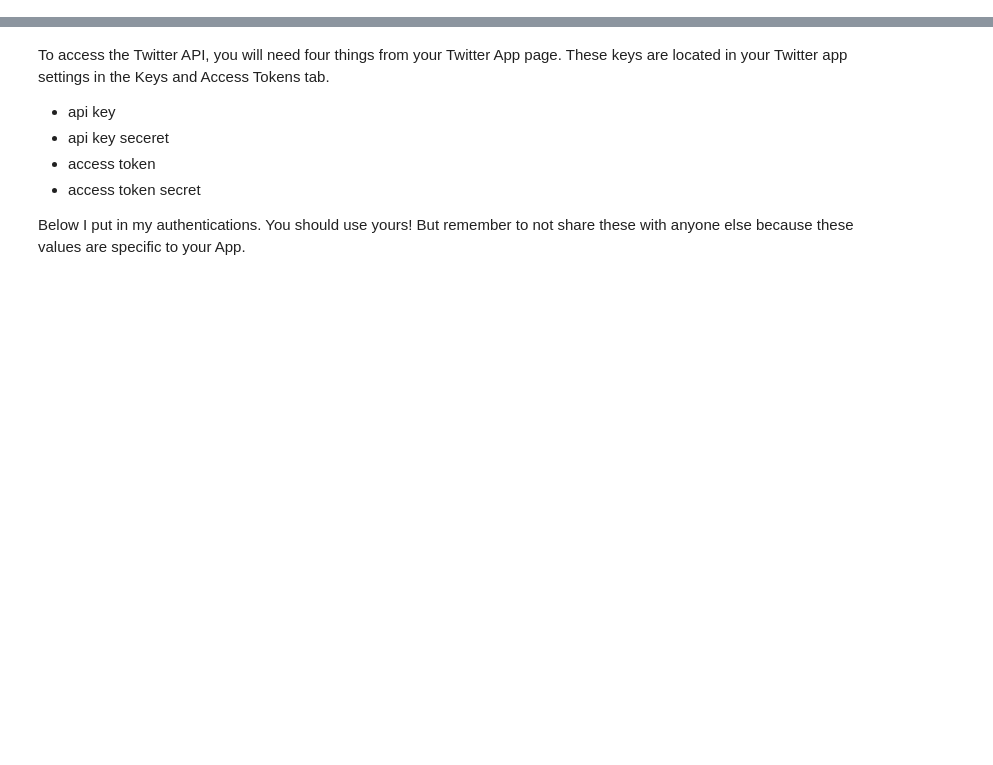
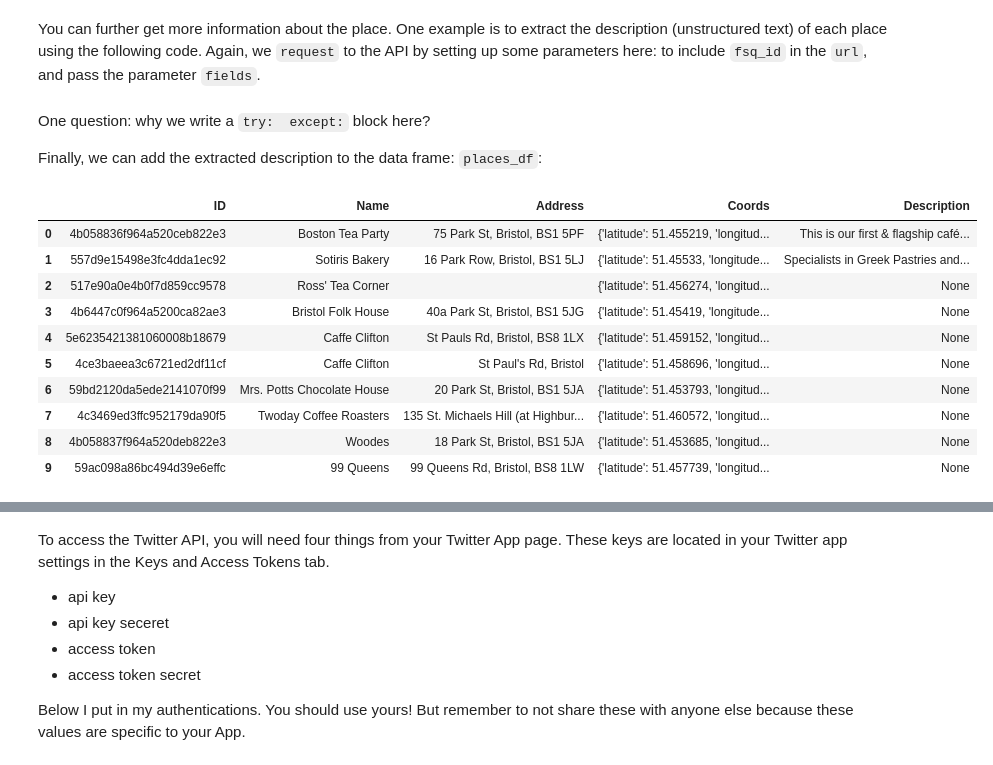
Before and after one commit to zhurui0509/GEOGM0068-git, a Jupyter notebook: _sources/labs/lab02.ipynb, the cells around one changed output, grey strips where cells are left out. Saved outputs shown, nothing was run; the diff lists cells and outputs as text; code cells hidden in the pictures; blank space fills up the shorter version.

```diff
--- a/_sources/labs/lab02.ipynb
+++ b/_sources/labs/lab02.ipynb
@@ -39,0 +50,4 @@ Once you have your Twitter app set-up, you are ready to access tweets in Python.
+# %%
+import json
+json_data = json.loads(response.text)
+json_data
@@ -39,0 +76,11 @@ Once you have your Twitter app set-up, you are ready to access tweets in Python.
+# %%
+places = []
+for place in json_data['results']:
+    fsq_id = place['fsq_id']
+    coords = place['geocodes']['main']
+    address = place['location']['formatted_address']
+    name = place['name']
+    places.append((fsq_id, name, address, coords))
+
+places_df = pd.DataFrame(places, columns =['ID', 'Name', 'Address', 'Coords'])
+places_df
@@ -39,0 +99,42 @@ Once you have your Twitter app set-up, you are ready to access tweets in Python.
+# %% [markdown]
+You can further get more information about the place. One example is to extract the description (unstructured text) of each place using the following code. Again, we `request` to the API by setting up some parameters here: to include `fsq_id` in the `url`, and pass the parameter `fields`.
+# %%
+description_list = []
+
+for index, row in places_df.iterrows():
+    fsq_id = row['ID']
+    url = "https://api.foursquare.com/v3/places/%s" % (fsq_id)
+    params ={
+        "fields":"description", # you can also get "tips"
+    }
+
+    headers = {
+        "accept": "application/json",
+        "Authorization": "fsq3o8iIO/yZccIR5QzSI1Jmz0RX3vJ2HXCkuJVDwk9o6rQ="
+    }
+
+    response = requests.request("GET", url, params=params, headers=headers)
+    description = json.loads(response.text)
+    try:
+        description_list.append(description['description'])
+    except:
+        description_list.append(None)
+# %% [markdown]
+One question: why we write a `try:  except:` block here?
+
+Finally, we can add the extracted description to the data frame: `places_df`:
+# %%
+places_df['Description']=description_list
+places_df
+# %% [output]
+|  | ID | Name | Address | Coords | Description |
+| 0 | 4b058836f964a520ceb822e3 | Boston Tea Party | 75 Park St, Bristol, BS1 5PF | {'latitude': 51.455219, 'longitud... | This is our first & flagship café... |
+| 1 | 557d9e15498e3fc4dda1ec92 | Sotiris Bakery | 16 Park Row, Bristol, BS1 5LJ | {'latitude': 51.45533, 'longitude... | Specialists in Greek Pastries and... |
+| 2 | 517e90a0e4b0f7d859cc9578 | Ross' Tea Corner |  | {'latitude': 51.456274, 'longitud... | None |
+| 3 | 4b6447c0f964a5200ca82ae3 | Bristol Folk House | 40a Park St, Bristol, BS1 5JG | {'latitude': 51.45419, 'longitude... | None |
+| 4 | 5e6235421381060008b18679 | Caffe Clifton | St Pauls Rd, Bristol, BS8 1LX | {'latitude': 51.459152, 'longitud... | None |
+| 5 | 4ce3baeea3c6721ed2df11cf | Caffe Clifton | St Paul's Rd, Bristol | {'latitude': 51.458696, 'longitud... | None |
+| 6 | 59bd2120da5ede2141070f99 | Mrs. Potts Chocolate House | 20 Park St, Bristol, BS1 5JA | {'latitude': 51.453793, 'longitud... | None |
+| 7 | 4c3469ed3ffc952179da90f5 | Twoday Coffee Roasters | 135 St. Michaels Hill (at Highbur... | {'latitude': 51.460572, 'longitud... | None |
+| 8 | 4b058837f964a520deb822e3 | Woodes | 18 Park St, Bristol, BS1 5JA | {'latitude': 51.453685, 'longitud... | None |
+| 9 | 59ac098a86bc494d39e6effc | 99 Queens | 99 Queens Rd, Bristol, BS8 1LW | {'latitude': 51.457739, 'longitud... | None |
```
Also changed, not shown: parts of 47 cells of this notebook, 3 other files.
